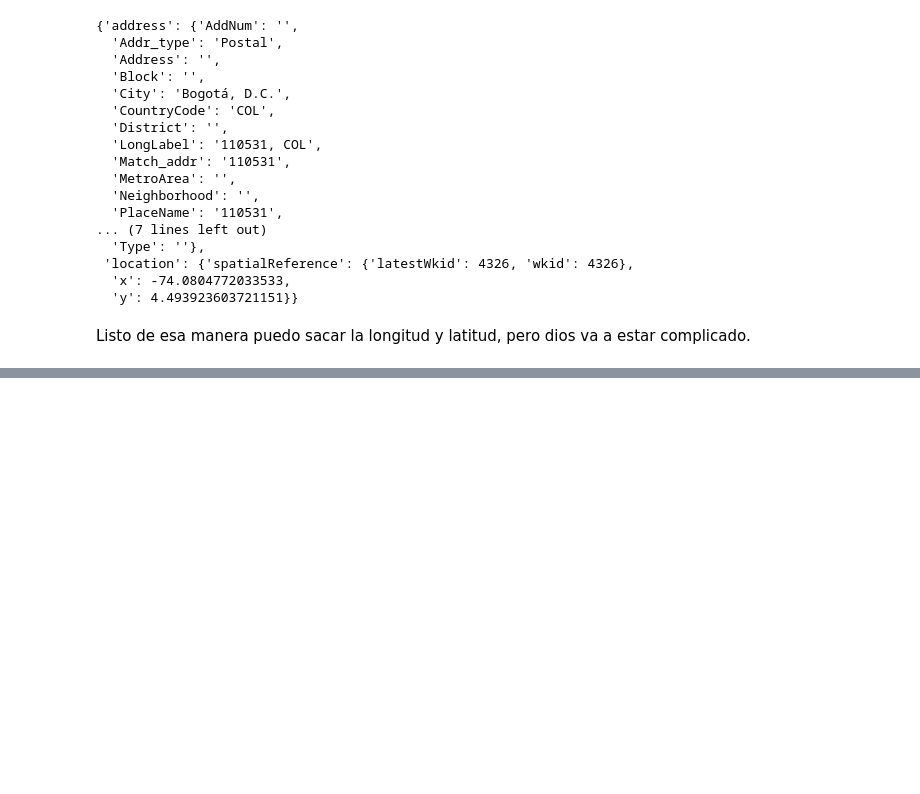
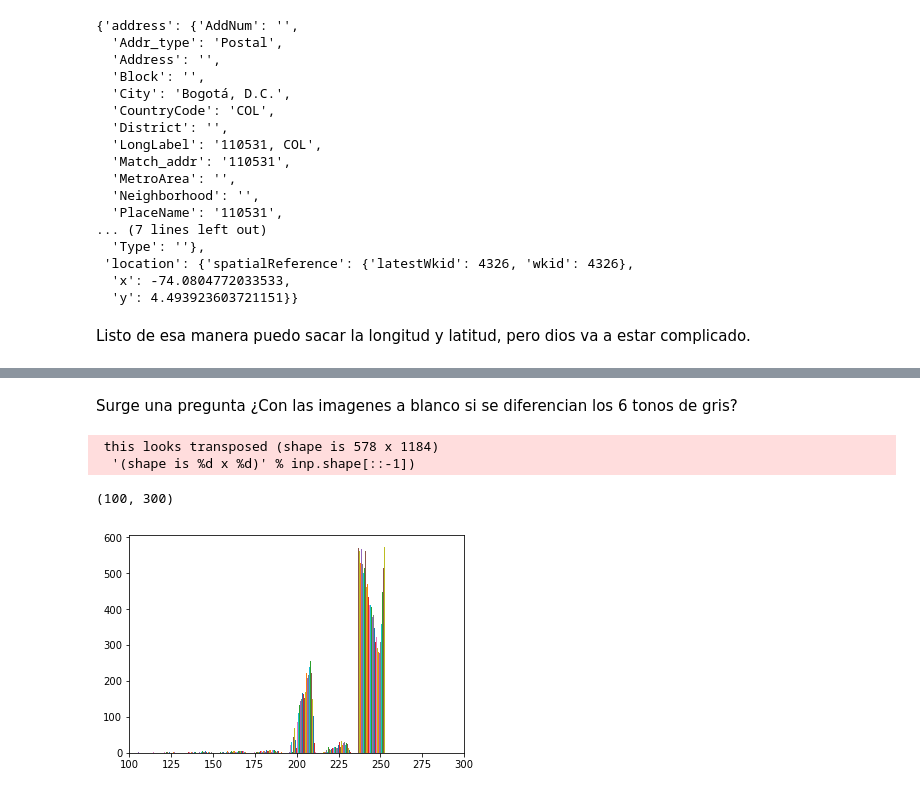
Before and after one commit to DaielChom/proyecto_uis, a Jupyter notebook: Target.ipynb, the cells around one changed output, grey strips where cells are left out. Drawn from its saved outputs; the diff is of its cells as text; code cells hidden in the pictures; blank space fills up the shorter version.

```diff
--- a/Target.ipynb
+++ b/Target.ipynb
@@ -153,0 +219,10 @@ print(ok)
+# %% [markdown]
+Surge una pregunta ¿Con las imagenes a blanco si se diferencian los 6 tonos de gris?
+# %%
+plt.hist(img_mean);
+plt.xlim([100,300])
+# %% [output]
+ this looks transposed (shape is 578 x 1184)
+  '(shape is %d x %d)' % inp.shape[::-1])
+(100, 300)
+[figure, added]
```
Also changed, not shown: parts of 67 cells of this notebook.
